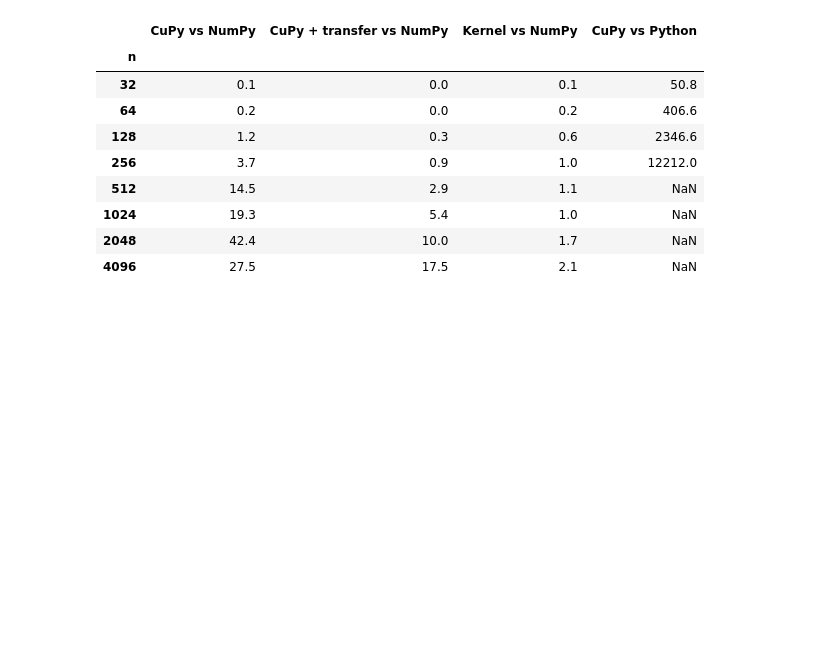
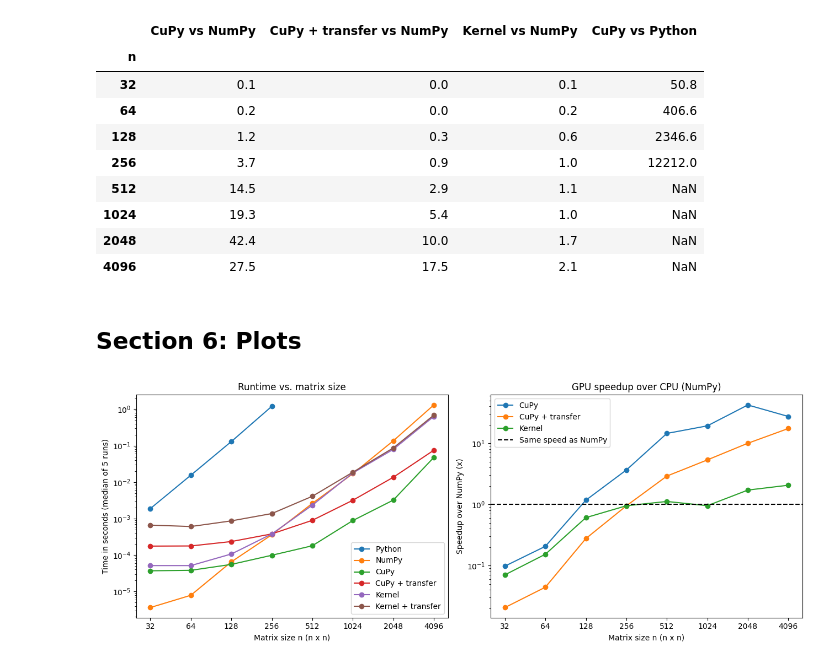
Before and after one commit to JoshuaKozo/gpu-matmul-benchmark, a Jupyter notebook: gpu_matmul_benchmark.ipynb, the cells around one changed output. Saved outputs shown, nothing was run; the diff lists cells and outputs as text; code cells hidden in the pictures; blank space fills up the shorter version.

Commit message:
Add runtime and speedup plots

```diff
--- a/gpu_matmul_benchmark.ipynb
+++ b/gpu_matmul_benchmark.ipynb
@@ -384,3 +384,38 @@ speedup.round(1)
 | 1024 | 19.3 | 5.4 | 1.0 | NaN |
 | 2048 | 42.4 | 10.0 | 1.7 | NaN |
 | 4096 | 27.5 | 17.5 | 2.1 | NaN |
+# %% [markdown]
+## Section 6: Plots
+# %%
+import matplotlib.pyplot as plt
+
+fig, (ax1, ax2) = plt.subplots(1, 2, figsize=(13, 5))
+
+# Left: runtime of every method (log-log, so n^3 growth is a straight line with slope 3)
+for method in df.columns:
+    ax1.plot(df.index, df[method], marker="o", label=method)
+ax1.set_xscale("log", base=2)
+ax1.set_yscale("log")
+ax1.set_xticks(sizes, labels=[str(s) for s in sizes])
+ax1.set_xlabel("Matrix size n (n x n)")
+ax1.set_ylabel("Time in seconds (median of 5 runs)")
+ax1.set_title("Runtime vs. matrix size")
+ax1.legend()
+
+# Right: how many times faster than NumPy (below the dashed line = slower than the CPU)
+for method in ["CuPy", "CuPy + transfer", "Kernel"]:
+    ax2.plot(df.index, df["NumPy"] / df[method], marker="o", label=method)
+ax2.axhline(1, color="black", linestyle="--", label="Same speed as NumPy")
+ax2.set_xscale("log", base=2)
+ax2.set_yscale("log")
+ax2.set_xticks(sizes, labels=[str(s) for s in sizes])
+ax2.set_xlabel("Matrix size n (n x n)")
+ax2.set_ylabel("Speedup over NumPy (x)")
+ax2.set_title("GPU speedup over CPU (NumPy)")
+ax2.legend()
+
+plt.tight_layout()
+plt.savefig("benchmark_results.png", dpi=150)
+plt.show()
+# %% [output]
+[figure, added]
```
Also changed, not shown: parts of 1 cell of this notebook, 1 other file.
